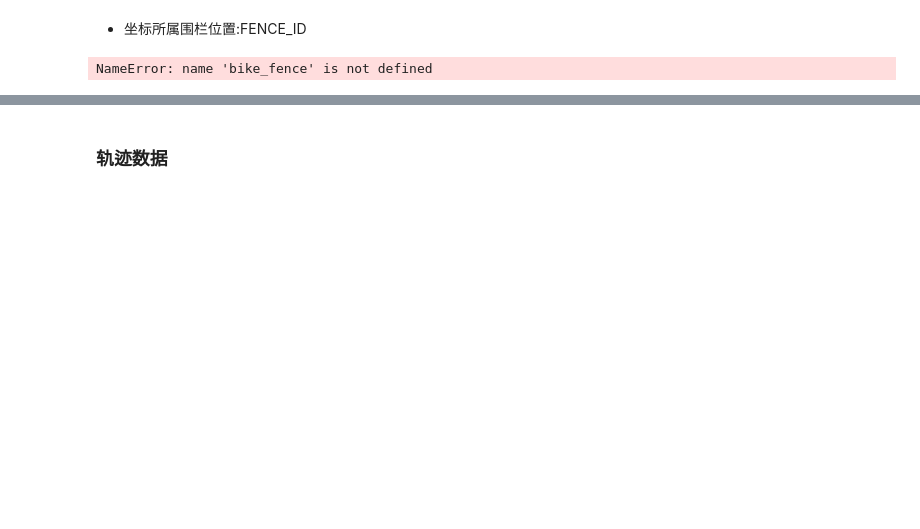
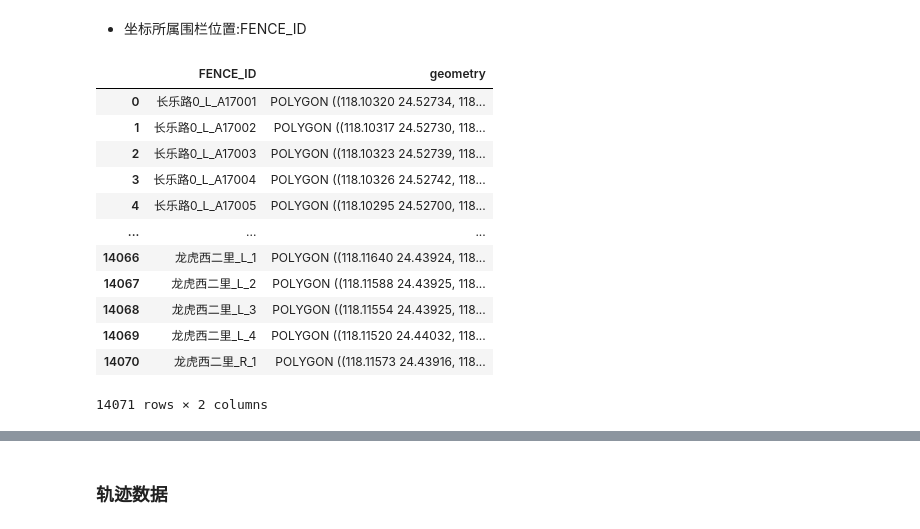
Before and after one commit to chenjiyan2001/Datawhale-TeamLearning-StudyNotes, a Jupyter notebook: 2021/02/DCIC 2021/Task2.ipynb, the cells around one changed output, grey strips where cells are left out. Saved outputs shown, nothing was run; the diff lists cells and outputs as text; code cells hidden in the pictures; blank space fills up the shorter version.

```diff
--- a/2021/02/DCIC 2021/Task2.ipynb
+++ b/2021/02/DCIC 2021/Task2.ipynb
@@ -416,7 +400,18 @@ bike_order
 # %% [markdown]
 - 坐标所属围栏位置:FENCE_ID
-# %%
-# 得到围栏 GeoSeries
-bike_fence[['FENCE_ID','LOC_GEO']]
-# %% [output]
-NameError: name 'bike_fence' is not defined
+# %%
+bike_fence
+# %% [output]
+|  | FENCE_ID | geometry |
+| 0 | 长乐路0_L_A17001 | POLYGON ((118.10320 24.52734, 118... |
+| 1 | 长乐路0_L_A17002 | POLYGON ((118.10317 24.52730, 118... |
+| 2 | 长乐路0_L_A17003 | POLYGON ((118.10323 24.52739, 118... |
+| 3 | 长乐路0_L_A17004 | POLYGON ((118.10326 24.52742, 118... |
+| 4 | 长乐路0_L_A17005 | POLYGON ((118.10295 24.52700, 118... |
+| ... | ... | ... |
+| 14066 | 龙虎西二里_L_1 | POLYGON ((118.11640 24.43924, 118... |
+| 14067 | 龙虎西二里_L_2 | POLYGON ((118.11588 24.43925, 118... |
+| 14068 | 龙虎西二里_L_3 | POLYGON ((118.11554 24.43925, 118... |
+| 14069 | 龙虎西二里_L_4 | POLYGON ((118.11520 24.44032, 118... |
+| 14070 | 龙虎西二里_R_1 | POLYGON ((118.11573 24.43916, 118... |
+14071 rows × 2 columns
```
Also changed, not shown: parts of 12 cells of this notebook.
